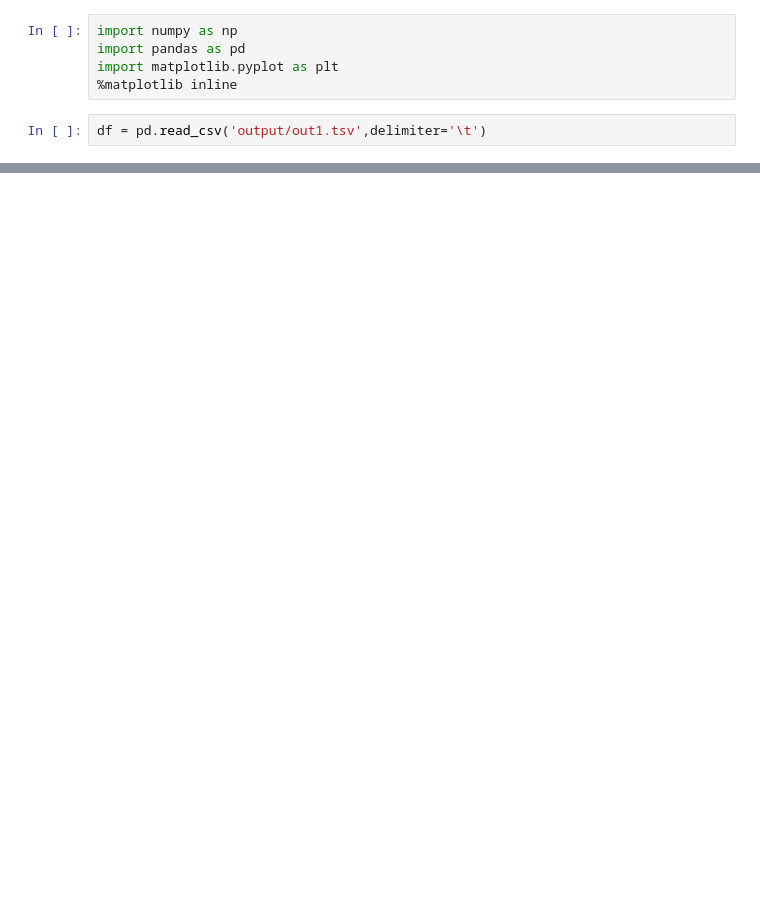
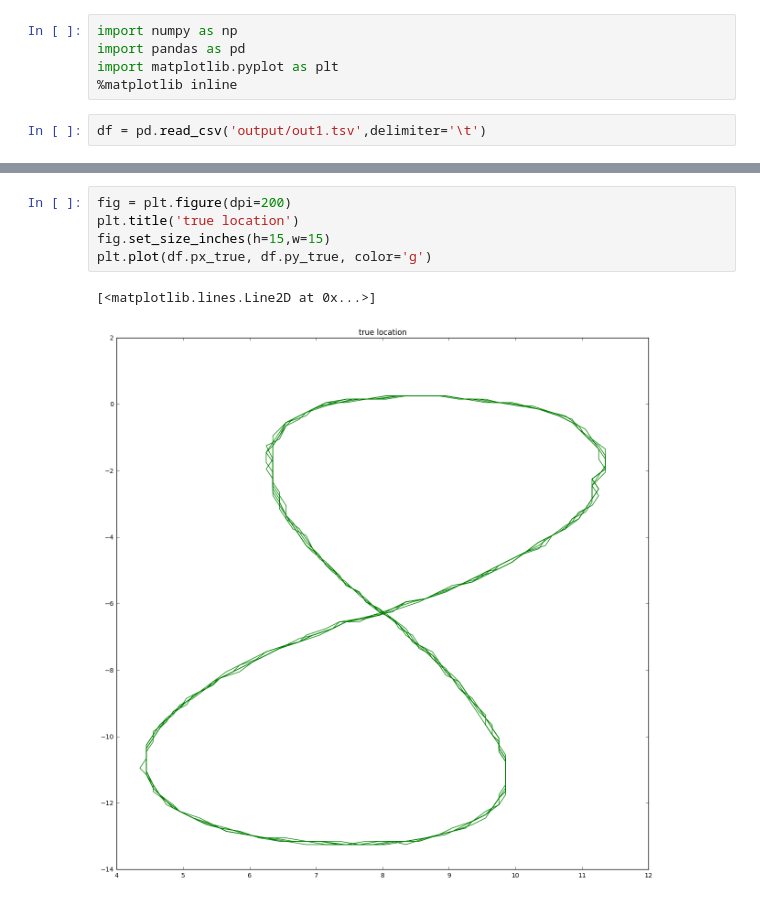
Before and after one commit to berickson/CarND-Unscented-Kalman-Filter-Project, a Jupyter notebook: analysis.ipynb, the cells around one changed output, grey strips where cells are left out. Drawn from its saved outputs; the diff is of its cells as text; blank space fills up the shorter version.

```diff
--- a/analysis.ipynb
+++ b/analysis.ipynb
@@ -28,0 +36,8 @@ df
+# %%
+fig = plt.figure(dpi=200)
+plt.title('true location')
+fig.set_size_inches(h=15,w=15)
+plt.plot(df.px_true, df.py_true, color='g')
+# %% [output]
+[<matplotlib.lines.Line2D at 0x...>]
+[figure, added]
```
Also changed, not shown: parts of 6 cells of this notebook, 5 other files.
